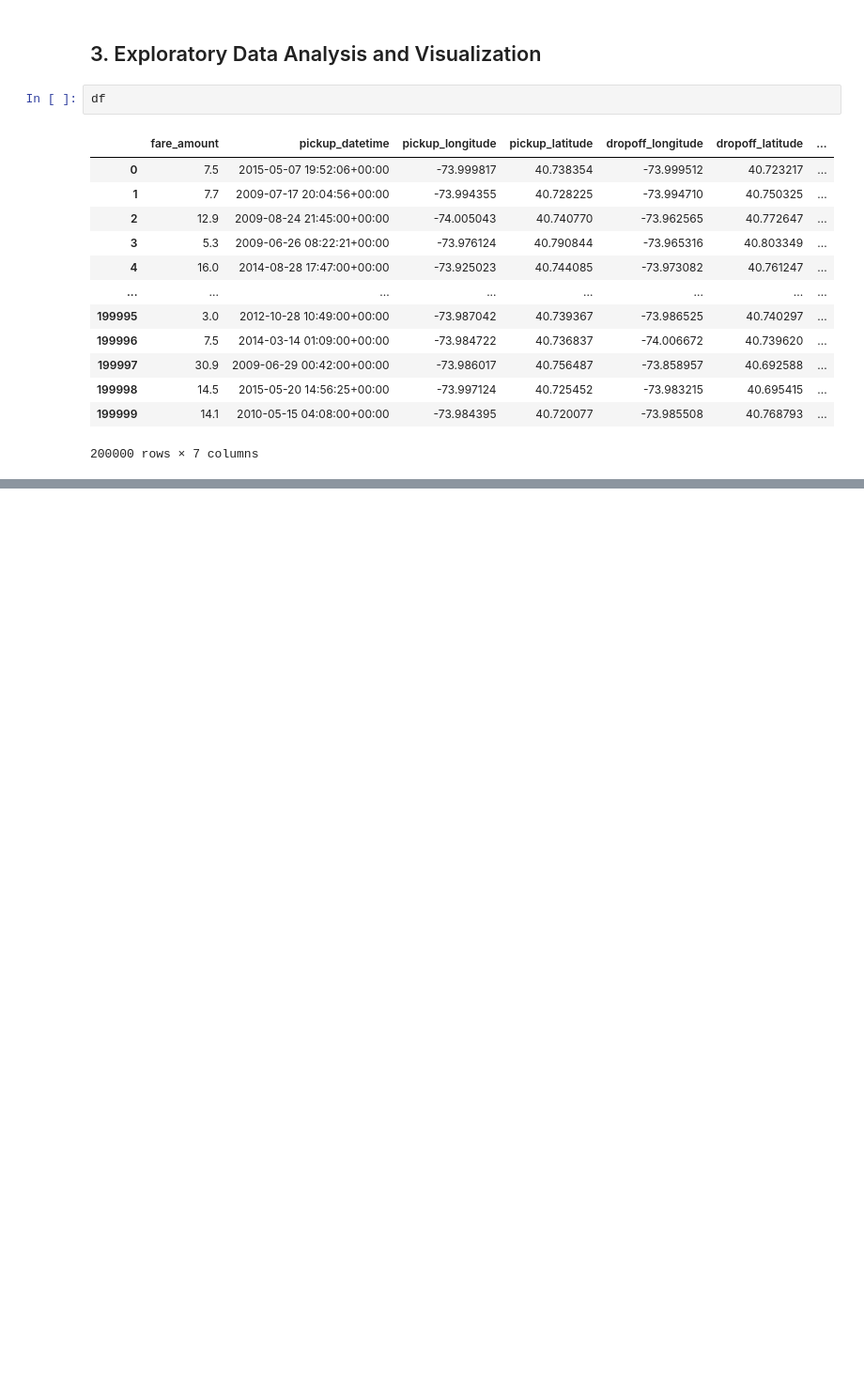
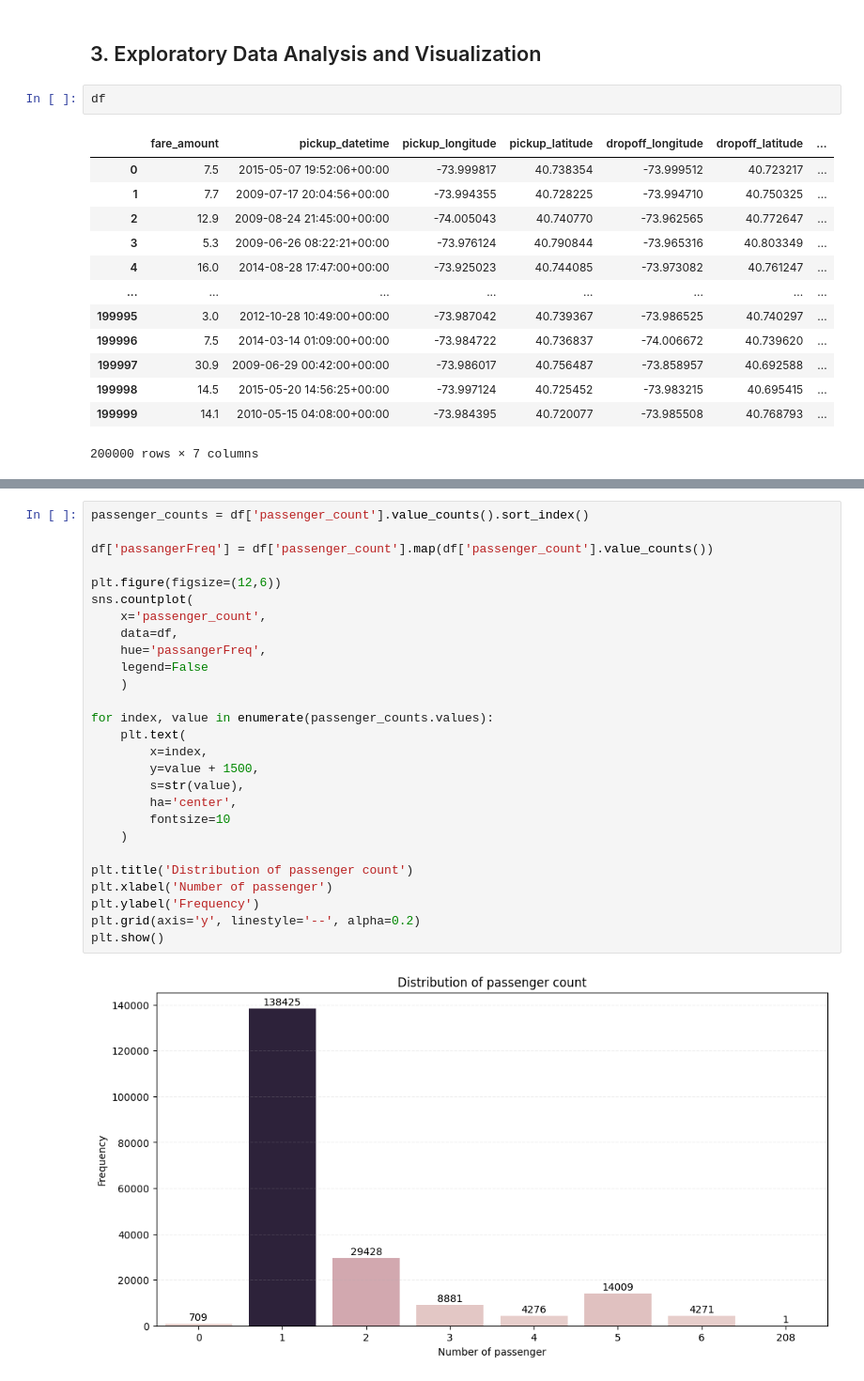
Before and after one commit to krzysikd/Uber_Fare_Prediction, a Jupyter notebook: Uber_Fares_Prediction.ipynb, the cells around one changed output, grey strips where cells are left out. Shown at 94% size. Cells and saved outputs as stored; diff of their text form; blank space fills up the shorter version.

```diff
--- a/Uber_Fares_Prediction.ipynb
+++ b/Uber_Fares_Prediction.ipynb
@@ -125,0 +214,29 @@ df
+# %%
+passenger_counts = df['passenger_count'].value_counts().sort_index()
+
+df['passangerFreq'] = df['passenger_count'].map(df['passenger_count'].value_counts())
+
+plt.figure(figsize=(12,6))
+sns.countplot(
+    x='passenger_count',
+    data=df,
+    hue='passangerFreq',
+    legend=False
+    )
+
+for index, value in enumerate(passenger_counts.values):
+    plt.text(
+        x=index,
+        y=value + 1500,
+        s=str(value),
+        ha='center',
+        fontsize=10
+    )
+
+plt.title('Distribution of passenger count')
+plt.xlabel('Number of passenger')
+plt.ylabel('Frequency')
+plt.grid(axis='y', linestyle='--', alpha=0.2)
+plt.show()
+# %% [output]
+[figure, added]
```
Also changed, not shown: parts of 28 cells of this notebook.
